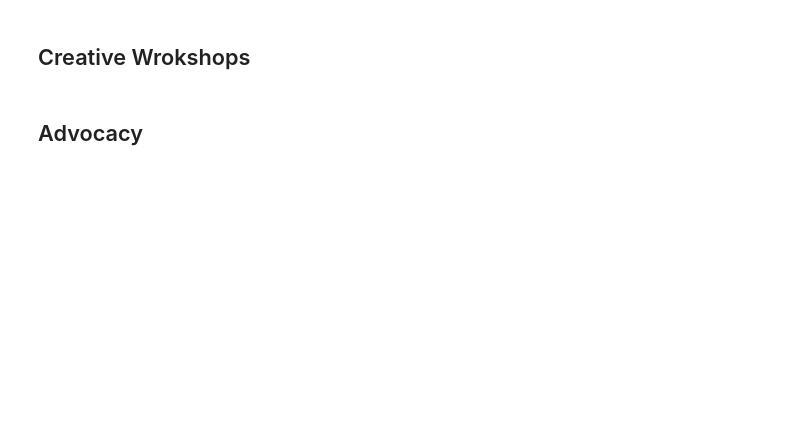
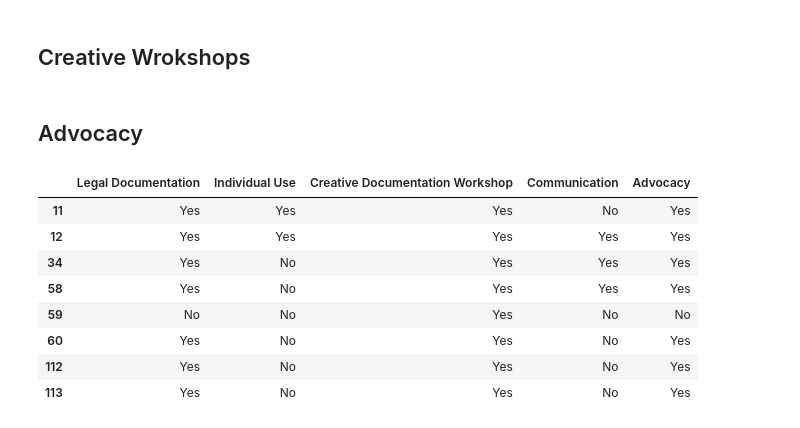
Before and after one commit to ModarYaghi/fc-performeter, a Jupyter notebook: notebooks/analysis/12_therapeutic_doc.ipynb, the cells around one changed output. Drawn from its saved outputs; the diff is of its cells as text; code cells hidden in the pictures; blank space fills up the shorter version.

```diff
--- a/notebooks/analysis/12_therapeutic_doc.ipynb
+++ b/notebooks/analysis/12_therapeutic_doc.ipynb
@@ -77,0 +113,24 @@ filtered_adv["gender"].value_counts()
+# %%
+# new_intake['fcid', td_dataset.bovars]
+# fcid = ["fcid"]
+# victimhood_df = new_intake.loc[:, fcid + intake_dataset.bovars]
+td_pathways = f_td_new[td_dataset.bovars]
+td_pathways_columns_names = {
+    "legal_doc": "Legal Documentation",
+    "individual_use": "Individual Use",
+    "cws": "Creative Documentation Workshop",
+    "communicat_use": "Communication",
+    "advocacy": "Advocacy",
+}
+td_pathways.rename(columns=td_pathways_columns_names, inplace=True)
+td_pathways
+# %% [output]
+|  | Legal Documentation | Individual Use | Creative Documentation Workshop | Communication | Advocacy |
+| 11 | Yes | Yes | Yes | No | Yes |
+| 12 | Yes | Yes | Yes | Yes | Yes |
+| 34 | Yes | No | Yes | Yes | Yes |
+| 58 | Yes | No | Yes | Yes | Yes |
+| 59 | No | No | Yes | No | No |
+| 60 | Yes | No | Yes | No | Yes |
+| 112 | Yes | No | Yes | No | Yes |
+| 113 | Yes | No | Yes | No | Yes |
```
Also changed, not shown: parts of 12 cells of this notebook, 6 other files.
